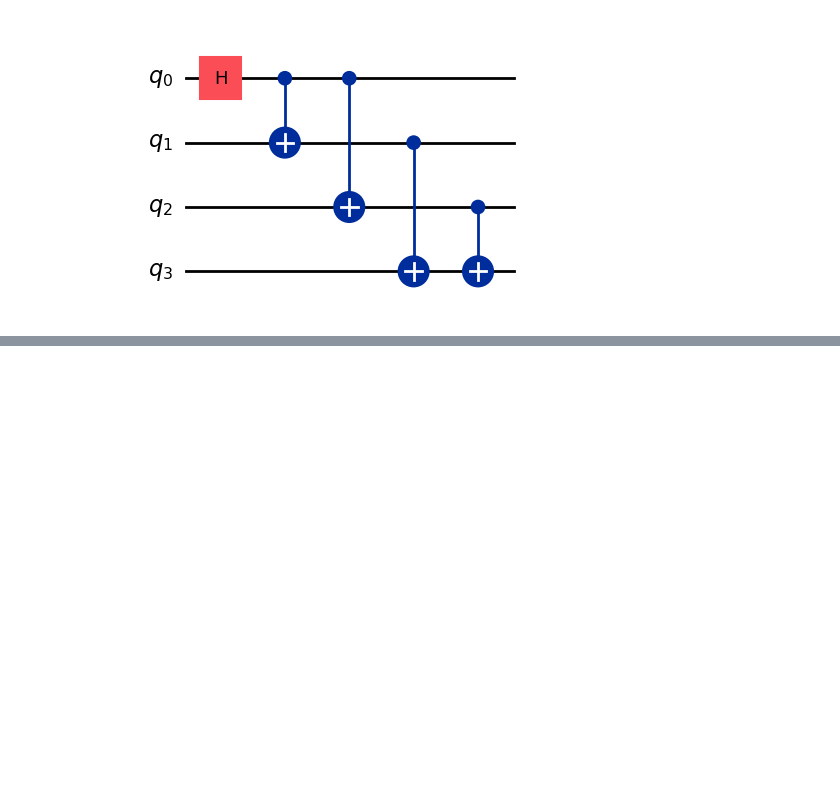
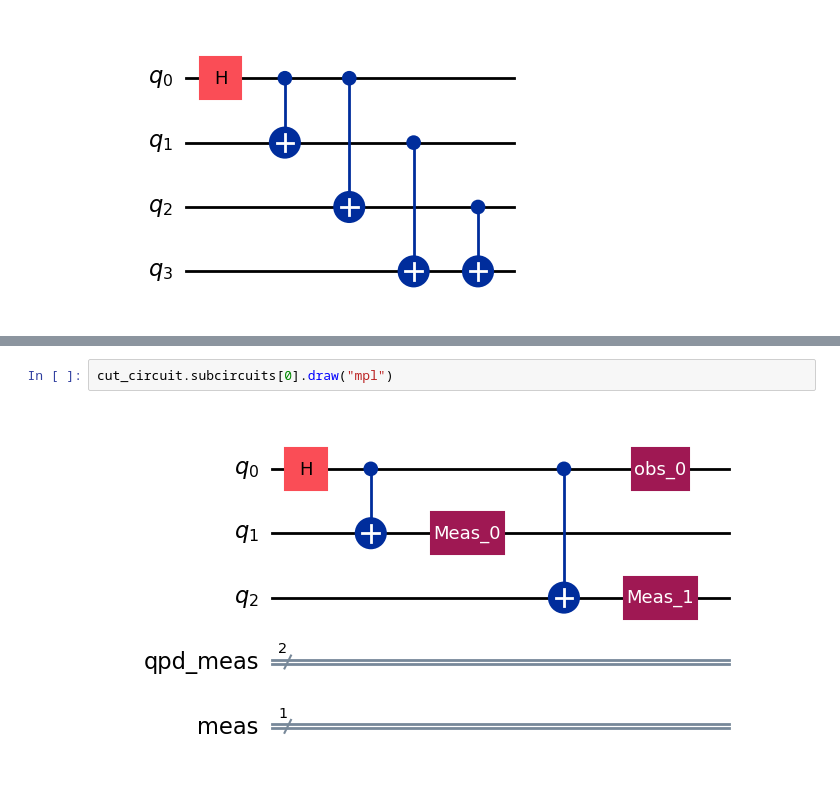
Before and after one commit to JooNiv/QCut, a Jupyter notebook: docs/examples/QCutCutSubsequentWires.ipynb, the cells around one changed output, grey strips where cells are left out. Saved outputs shown, nothing was run; the diff lists cells and outputs as text; blank space fills up the shorter version.

```diff
--- a/docs/examples/QCutCutSubsequentWires.ipynb
+++ b/docs/examples/QCutCutSubsequentWires.ipynb
@@ -42,0 +51,4 @@ cut_circuit.draw("mpl")
+# %%
+cut_circuit.subcircuits[0].draw("mpl")
+# %% [output]
+[figure, added]
```
Also changed, not shown: parts of 13 cells of this notebook, 1 other file.
